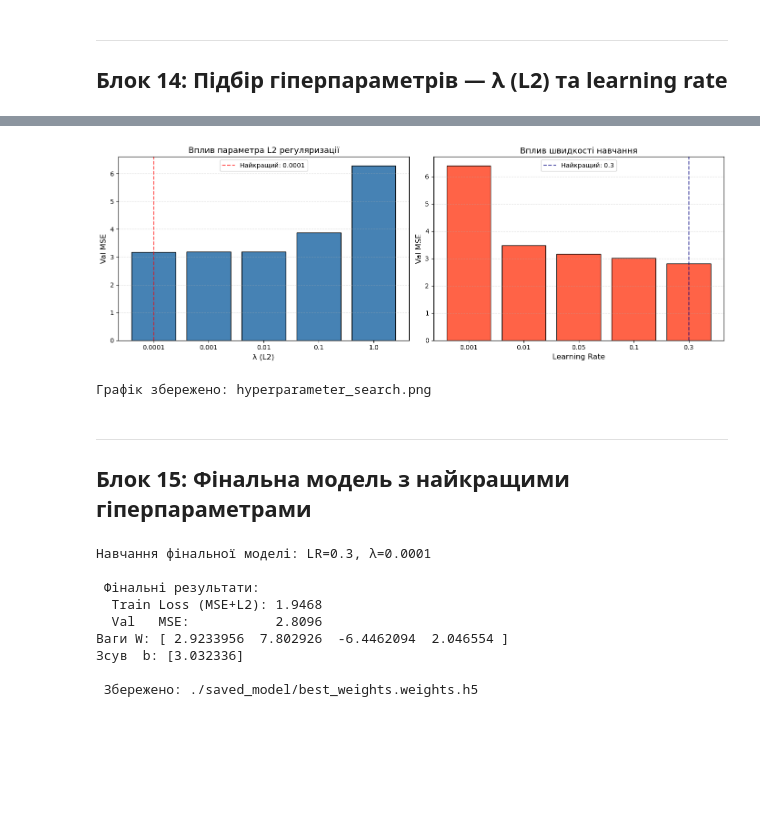
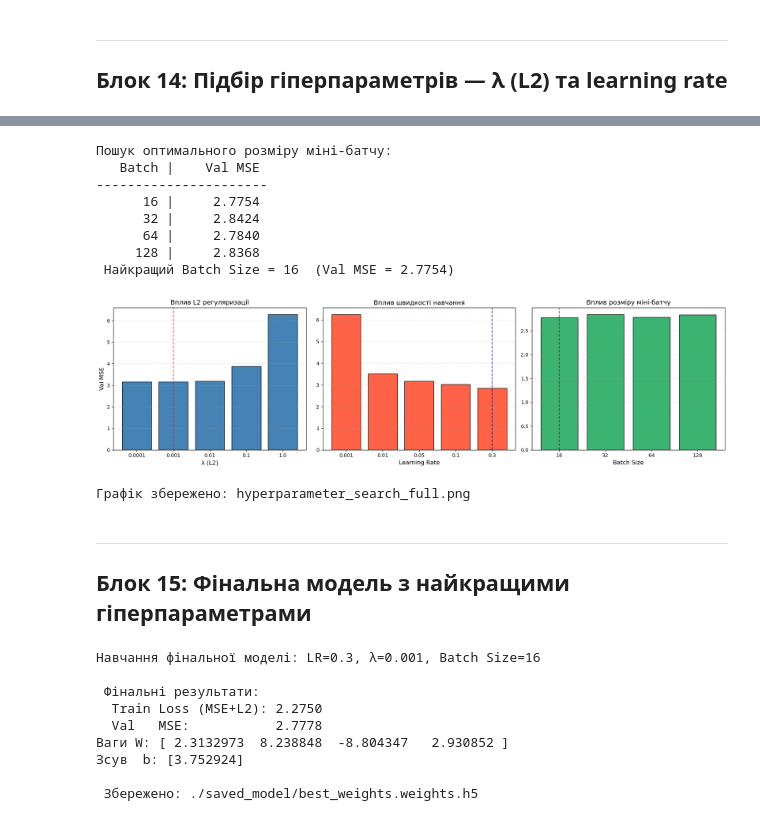
Before and after one commit to Max0Past/IDSS, a Jupyter notebook: lab_3/lab_3.ipynb, the cells around one changed output, grey strips where cells are left out. Drawn from its saved outputs; the diff is of its cells as text; code cells hidden in the pictures; blank space fills up the shorter version.

```diff
--- a/lab_3/lab_3.ipynb
+++ b/lab_3/lab_3.ipynb
@@ -458,46 +469,72 @@ print(f"\n Найкращий LR = {best_lr}  (Val MSE = {lr_results[best_lr]:.4
+# %%
+# --- 3. Пошук найкращого розміру батчу (при фіксованих best_lambda та best_lr) ---
+batch_sizes = [16, 32, 64, 128]
+bs_results = {}
+print("Пошук оптимального розміру міні-батчу:")
+print(f"{'Batch':>8} | {'Val MSE':>10}")
+print("-" * 22)
+for bs in batch_sizes:
+    mse = run_experiment(lr=best_lr, lambda_reg=best_lambda, batch_size=bs)
+    bs_results[bs] = mse
+    print(f"{bs:>8} | {mse:>10.4f}") # <--- Вивід кожного результату
+best_bs = min(bs_results, key=bs_results.get)
+print(f" Найкращий Batch Size = {best_bs}  (Val MSE = {bs_results[best_bs]:.4f})\n")
+# %% [output]
+Пошук оптимального розміру міні-батчу:
+   Batch |    Val MSE
+----------------------
+      16 |     2.7754
+      32 |     2.8424
+      64 |     2.7840
+     128 |     2.8368
+ Найкращий Batch Size = 16  (Val MSE = 2.7754)
 # %%
-# --- Візуалізація гіперпараметрів ---
-fig, axes = plt.subplots(1, 2, figsize=(14, 5))
+# --- Візуалізація всіх трьох гіперпараметрів ---
+fig, axes = plt.subplots(1, 3, figsize=(18, 5))
 
-axes[0].bar([str(l) for l in lambdas], [lambda_results[l] for l in lambdas],
-            color='steelblue', edgecolor='black')
+# Графік Lambda
+axes[0].bar([str(l) for l in lambdas], [lambda_results[l] for l in lambdas], color='steelblue', edgecolor='black')
 axes[0].set_xlabel('λ (L2)', fontsize=12)
 axes[0].set_ylabel('Val MSE', fontsize=12)
-axes[0].set_title('Вплив параметра L2 регуляризації', fontsize=13)
-axes[0].axvline(x=list(lambdas).index(best_lambda), color='red', linestyle='--', alpha=0.7, label=f'Найкращий: {best_lambda}')
-axes[0].legend()
-axes[0].grid(True, linestyle='--', alpha=0.4, axis='y')
+axes[0].set_title('Вплив L2 регуляризації', fontsize=13)
+axes[0].axvline(x=list(lambdas).index(best_lambda), color='red', linestyle='--', alpha=0.7)
 
-axes[1].bar([str(lr) for lr in learning_rates], [lr_results[lr] for lr in learning_rates],
-            color='tomato', edgecolor='black')
+# Графік Learning Rate
+axes[1].bar([str(lr) for lr in learning_rates], [lr_results[lr] for lr in learning_rates], color='tomato', edgecolor='black')
 axes[1].set_xlabel('Learning Rate', fontsize=12)
-axes[1].set_ylabel('Val MSE', fontsize=12)
 axes[1].set_title('Вплив швидкості навчання', fontsize=13)
-axes[1].axvline(x=learning_rates.index(best_lr), color='navy', linestyle='--', alpha=0.7, label=f'Найкращий: {best_lr}')
-axes[1].legend()
-axes[1].grid(True, linestyle='--', alpha=0.4, axis='y')
+axes[1].axvline(x=learning_rates.index(best_lr), color='navy', linestyle='--', alpha=0.7)
+
+# Графік Batch Size
+axes[2].bar([str(bs) for bs in batch_sizes], [bs_results[bs] for bs in batch_sizes], color='mediumseagreen', edgecolor='black')
+axes[2].set_xlabel('Batch Size', fontsize=12)
+axes[2].set_title('Вплив розміру міні-батчу', fontsize=13)
+axes[2].axvline(x=batch_sizes.index(best_bs), color='darkred', linestyle='--', alpha=0.7)
+
+for ax in axes:
+    ax.grid(True, linestyle='--', alpha=0.4, axis='y')
 
 plt.tight_layout()
-plt.savefig('hyperparameter_search.png', dpi=120)
+plt.savefig('hyperparameter_search_full.png', dpi=120)
 plt.show()
-print("Графік збережено: hyperparameter_search.png")
+print("Графік збережено: hyperparameter_search_full.png")
 # %% [output]
-[figure, old version]
+[figure, new version]
-Графік збережено: hyperparameter_search.png
+Графік збережено: hyperparameter_search_full.png
 # %% [markdown]
 ---
 ##  Блок 15: Фінальна модель з найкращими гіперпараметрами
 # %%
 ##  Блок 15: Фінальна модель з найкращими гіперпараметрами
 
-print(f"Навчання фінальної моделі: LR={best_lr}, λ={best_lambda}")
+print(f"Навчання фінальної моделі: LR={best_lr}, λ={best_lambda}, Batch Size={best_bs}")
 
 # беремо точну кількість колонок з нашої матриці
 n_features = X_train_poly.shape[1]
 final_model = PolynomialRegressionModel(n_features)
 
 final_opt   = tf.keras.optimizers.SGD(learning_rate=best_lr)
-final_ds    = create_dataset(X_train_poly, y_train_f, BATCH_SIZE)
+final_ds = create_dataset(X_train_poly, y_train_f, best_bs)
 
 final_train_losses = []
 final_val_losses   = []
@@ -527,12 +564,12 @@ final_model.summary_params()
 final_model.save_weights('./saved_model/best_weights.weights.h5')
 print("\n Збережено: ./saved_model/best_weights.weights.h5")
 # %% [output]
-Навчання фінальної моделі: LR=0.3, λ=0.0001
+Навчання фінальної моделі: LR=0.3, λ=0.001, Batch Size=16
 
  Фінальні результати:
-  Train Loss (MSE+L2): 1.9468
-  Val   MSE:           2.8096
-Ваги W: [ 2.9233956  7.802926  -6.4462094  2.046554 ]
-Зсув  b: [3.032336]
+  Train Loss (MSE+L2): 2.2750
+  Val   MSE:           2.7778
+Ваги W: [ 2.3132973  8.238848  -8.804347   2.930852 ]
+Зсув  b: [3.752924]
 
  Збережено: ./saved_model/best_weights.weights.h5
```
Also changed, not shown: parts of 11 cells of this notebook, 15 other files.
